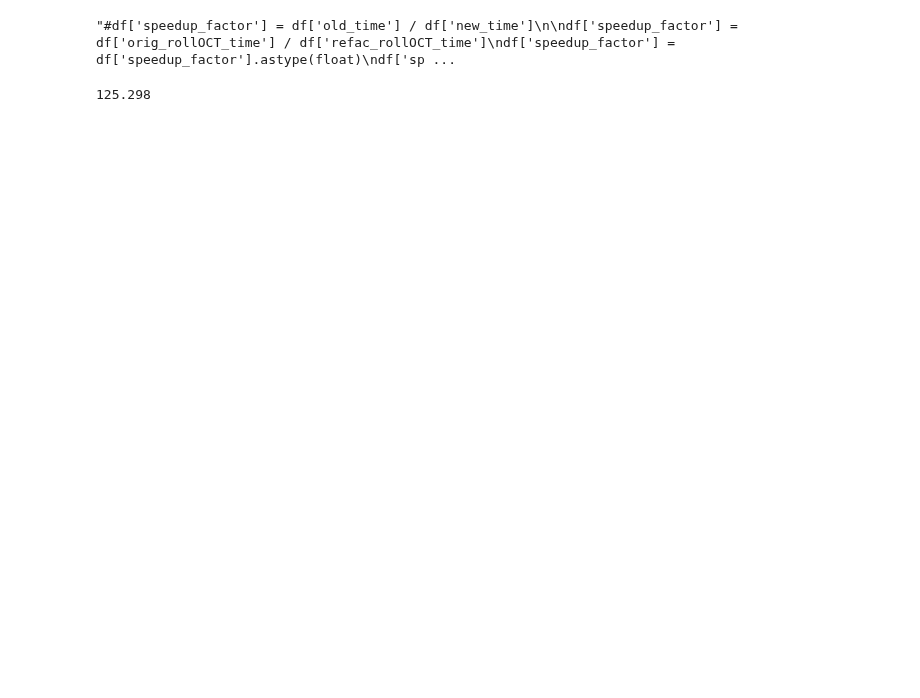
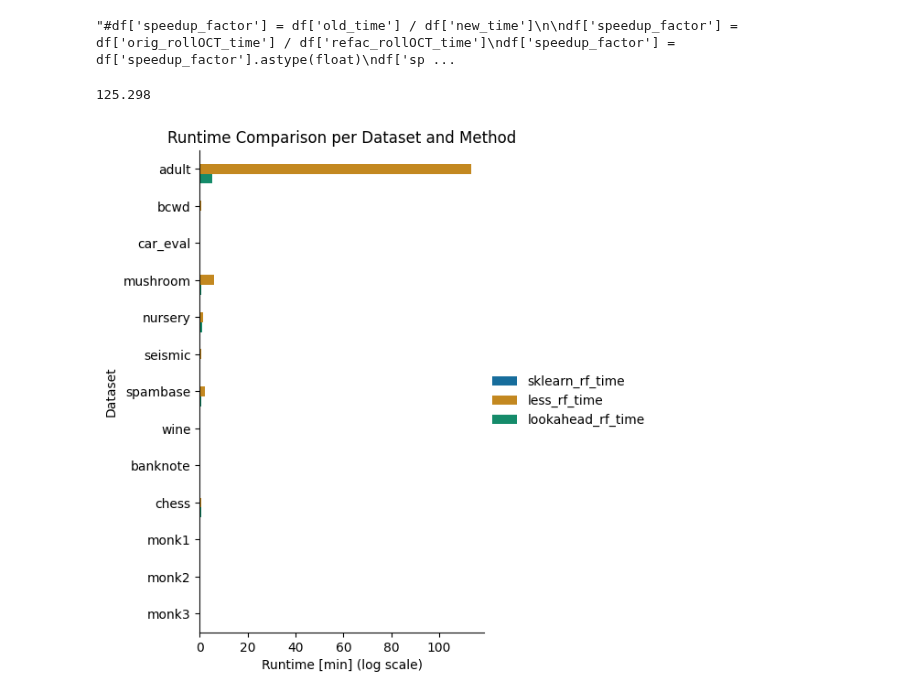
Before and after one commit to Morgall/LARF_BA, a Jupyter notebook: testing_juypter_notebooks/easy_data_forest_props_times.ipynb, the cells around one changed output. Drawn from its saved outputs; the diff is of its cells as text; code cells hidden in the pictures; blank space fills up the shorter version.

```diff
--- a/testing_juypter_notebooks/easy_data_forest_props_times.ipynb
+++ b/testing_juypter_notebooks/easy_data_forest_props_times.ipynb
@@ -50,9 +50,9 @@ df = pd.DataFrame(index=list_names)
 # Add the three columns initialized with None
 #df['datapoints'] = None
 #df['bin_features'] = None
-df['sklearn_forest_time'] = None
+df['sklearn_rf_time'] = None
 df['less_rf_time'] = None
-df['la_rf_time'] = None
+df['lookahead_rf_time'] = None
 
 print(df)
 # %% [output]
@@ -90,7 +93,7 @@ for name in list_names:
         sum_times = sum_times/5 # averaging run
         sum += sum_times
     sum = sum/5
-    df.at[name, 'sklearn_forest_time'] = round(sum/60, 3)
+    df.at[name, 'sklearn_rf_time'] = round(sum/60, 3)
     #minutes= round(mean/60, 2)
     #df.at[name, 'orig_rollOCT_time'] = minutes
 
@@ -171,7 +180,7 @@ for name in list_names:
         sum_times = sum_times/5 # averaging run
         sum += sum_times
     sum = sum/5
-    df.at[name, 'la_rf_time'] = round(sum/60, 3)
+    df.at[name, 'lookahead_rf_time'] = round(sum/60, 3)
     #minutes= round(mean/60, 2)
     #df.at[name, 'orig_rollOCT_time'] = minutes
 
@@ -209,0 +238,36 @@ df.to_csv('data_easy_forest_times.txt', sep='&', index=True)
+# %%
+df_2 = df.copy()
+
+#df_2 = df.drop(['speedup_factor'], axis=1)
+
+# Reset index to turn row labels (datasets) into a column
+df_2 = df_2.reset_index().rename(columns={'index': 'dataset'})
+
+
+# Melt wide-format df to long-format for seaborn
+df_long = df_2.melt(id_vars='dataset', var_name='method', value_name='runtime')
+
+df_long['dataset'] = df_long['dataset'].map(alias_dict)
+# %%
+import seaborn as sns
+import matplotlib.pyplot as plt
+
+g = sns.catplot(
+    data=df_long,
+    y='dataset',
+    x='runtime',
+    hue='method',
+    kind='bar',
+    height=6,
+    aspect=0.8,
+    palette='colorblind'
+)
+g.set(xscale='log')
+g._legend.set_title('')  # remove legend title
+plt.ylabel('Dataset')
+plt.xlabel('Runtime [min] (log scale)')
+plt.title('Runtime Comparison per Dataset and Method')
+plt.savefig(os.path.join('../results', f'times_forest_log.svg'), format='svg', bbox_inches='tight')
+plt.show()
+# %% [output]
+[figure, added]
```
Also changed, not shown: parts of 6 cells of this notebook, 7 other files.
